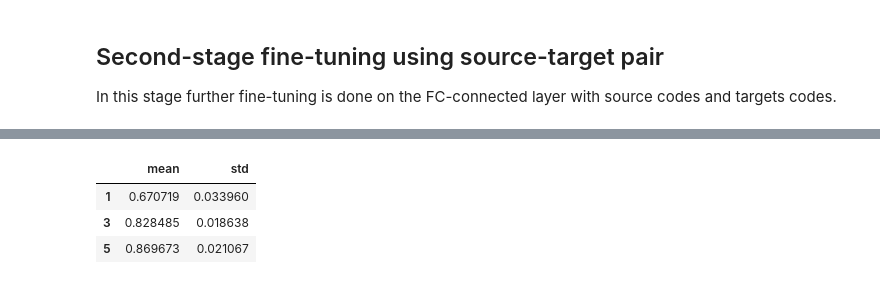
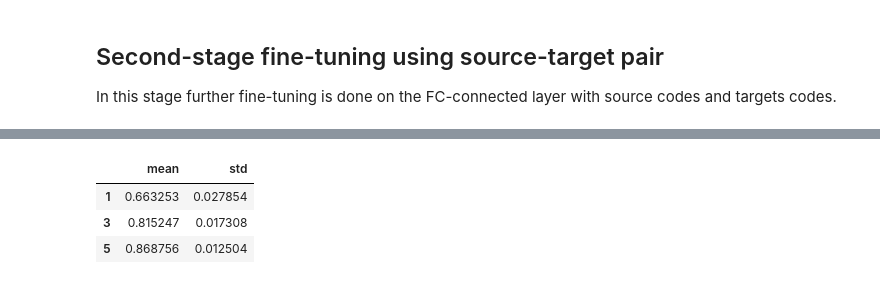
Before and after one commit to xngli/llm_for_loinc, a Jupyter notebook: llm-for-loinc-notebook.ipynb, the cells around one changed output, grey strips where cells are left out. Saved outputs shown, nothing was run; the diff lists cells and outputs as text; code cells hidden in the pictures.

```diff
--- a/llm-for-loinc-notebook.ipynb
+++ b/llm-for-loinc-notebook.ipynb
@@ -321,6 +333,7 @@ def build_model():
     encoder = hub.KerasLayer(hub_url, load_options=load_locally, trainable=False, name='ST5_base_encoder')
 
     output = encoder(text_input)[0]
+    output = tf.keras.layers.Dropout(rate=0, seed=0)(output)
     output = tf.keras.layers.Dense(128, activation=None)(output)
     output = tf.keras.layers.Lambda(lambda x: tf.math.l2_normalize(x, axis=1))(output) # L2 normalize embeddings
     return tf.keras.Model(text_input, output)
@@ -370,17 +385,17 @@ train_df, val_df = train_test_split(
     loinc_lab_clinical_df_long, test_size=0.2, random_state=0, shuffle=False)
 
 train_dataset = tf.data.Dataset.from_tensor_slices((train_df["LOINC_NAME"], train_df["LOINC_INDEX"]))
-train_dataset = train_dataset.batch(900)
+train_dataset = train_dataset.batch(600)
 
 val_dataset = tf.data.Dataset.from_tensor_slices((val_df["LOINC_NAME"], val_df["LOINC_INDEX"]))
-val_dataset = val_dataset.batch(900)
+val_dataset = val_dataset.batch(600)
 # %% [markdown]
 ### Train model
 # %%
 epochs = 20
 
 # set up checkpoints
-checkpoint_filepath = '/checkpoint/model_{epoch:02d}-{val_loss:.2f}'
+checkpoint_filepath = '/checkpoints/model_{epoch:02d}-{val_loss:.2f}'
 model_checkpoint_callback = tf.keras.callbacks.ModelCheckpoint(
     filepath=checkpoint_filepath,
     save_weights_only=False,
@@ -479,6 +544,9 @@ for fold, (train_index, test_index) in enumerate(kf.split(mimic_loinc_index)):
     with strategy.scope():
         # load model trained from first-stage
         first_stage_model_saved = tf.keras.models.load_model('first_stage_model_epoch_20')
+
+        # add none-zero dropout rate
+        first_stage_model_saved.layers[2].rate = 0.2
 
         # reduced reduced learning rate of 1e-5
         K.set_value(first_stage_model_saved.optimizer.learning_rate, 1e-5)
@@ -503,6 +571,8 @@ for fold, (train_index, test_index) in enumerate(kf.split(mimic_loinc_index)):
         validation_data=val_dataset,
         epochs=20,
     )
+
+    first_stage_model_saved.save(f"second_stage_model_fold_{fold}")
 
     # plot learning curve
     history_dict = history_2nd_stage.history
@@ -638,13 +698,17 @@ accu_df
 # %%
+accu_df = pd.DataFrame(accu)
+
 accu_df_summary = pd.DataFrame(
 {
     "mean": accu_df.apply(np.mean, axis=0),
     "std": accu_df.apply(np.std, axis=0)
 })
 
+accu_df_summary.to_csv("2nd_stage_result_without_augmentation_semihard.csv")
+
 accu_df_summary
 # %% [output]
 |  | mean | std |
-| 1 | 0.670719 | 0.033960 |
-| 3 | 0.828485 | 0.018638 |
-| 5 | 0.869673 | 0.021067 |
+| 1 | 0.663253 | 0.027854 |
+| 3 | 0.815247 | 0.017308 |
+| 5 | 0.868756 | 0.012504 |
```
Also changed, not shown: parts of 30 cells of this notebook.
